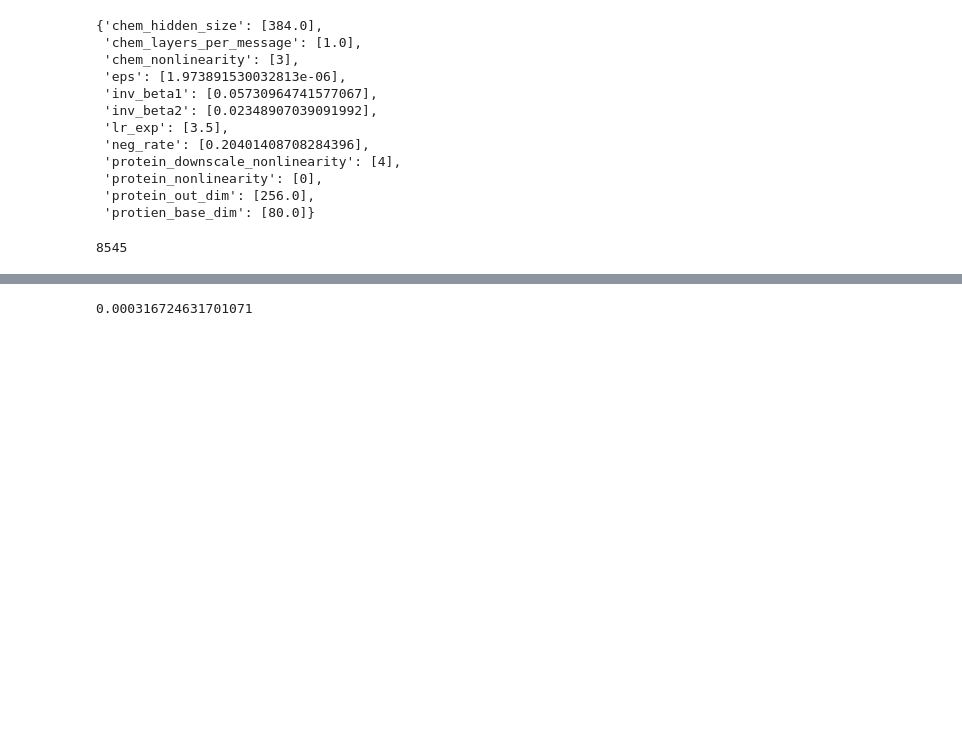
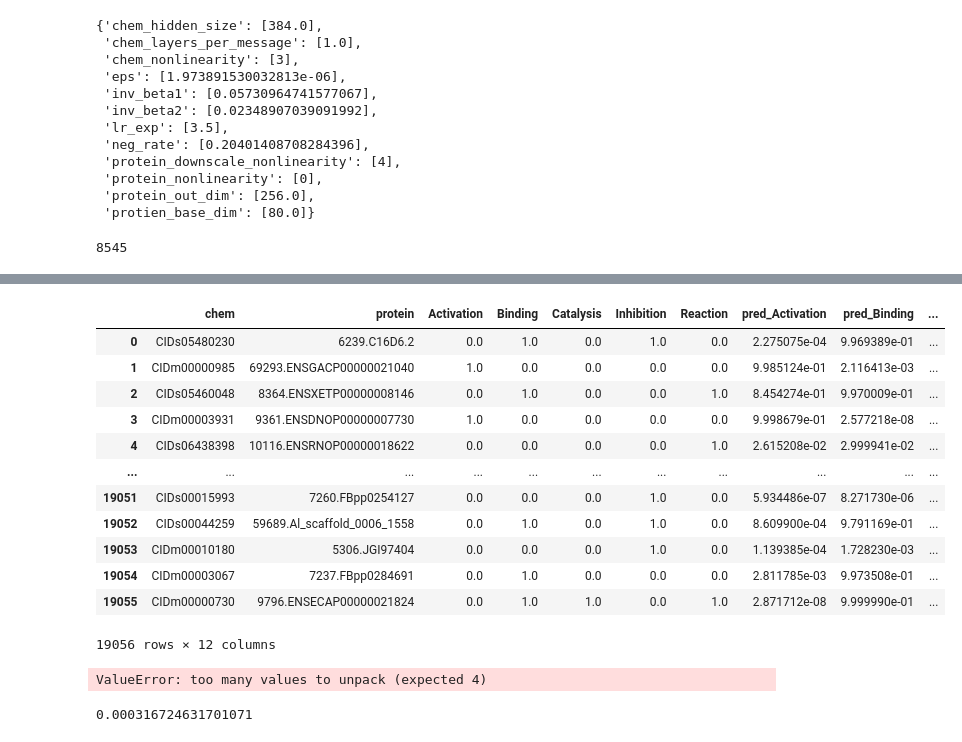
Before and after one commit to BryceEakin/COVID, a Jupyter notebook: Model Prototyping.ipynb, the cells around one changed output, grey strips where cells are left out. Saved outputs shown, nothing was run; the diff lists cells and outputs as text; code cells hidden in the pictures; blank space fills up the shorter version.

```diff
--- a/Model Prototyping.ipynb
+++ b/Model Prototyping.ipynb
@@ -908,3 +1120,23 @@ with gzip.open('./training_state/hyperopt_8e8686b1f1bf__state.pkl.gz', 'rb') as
+# %%
+stats[-1]
+# %% [output]
+|  | chem | protein | Activation | Binding | Catalysis | Inhibition | Reaction | pred_Activation | pred_Binding | ... |
+| 0 | CIDs05480230 | 6239.C16D6.2 | 0.0 | 1.0 | 0.0 | 1.0 | 0.0 | 2.275075e-04 | 9.969389e-01 | ... |
+| 1 | CIDm00000985 | 69293.ENSGACP00000021040 | 1.0 | 0.0 | 0.0 | 0.0 | 0.0 | 9.985124e-01 | 2.116413e-03 | ... |
+| 2 | CIDs05460048 | 8364.ENSXETP00000008146 | 0.0 | 1.0 | 0.0 | 0.0 | 1.0 | 8.454274e-01 | 9.970009e-01 | ... |
+| 3 | CIDm00003931 | 9361.ENSDNOP00000007730 | 1.0 | 0.0 | 0.0 | 0.0 | 0.0 | 9.998679e-01 | 2.577218e-08 | ... |
+| 4 | CIDs06438398 | 10116.ENSRNOP00000018622 | 0.0 | 0.0 | 0.0 | 0.0 | 1.0 | 2.615208e-02 | 2.999941e-02 | ... |
+| ... | ... | ... | ... | ... | ... | ... | ... | ... | ... | ... |
+| 19051 | CIDs00015993 | 7260.FBpp0254127 | 0.0 | 0.0 | 0.0 | 1.0 | 0.0 | 5.934486e-07 | 8.271730e-06 | ... |
+| 19052 | CIDs00044259 | 59689.Al_scaffold_0006_1558 | 0.0 | 1.0 | 0.0 | 1.0 | 0.0 | 8.609900e-04 | 9.791169e-01 | ... |
+| 19053 | CIDm00010180 | 5306.JGI97404 | 0.0 | 0.0 | 0.0 | 1.0 | 0.0 | 1.139385e-04 | 1.728230e-03 | ... |
+| 19054 | CIDm00003067 | 7237.FBpp0284691 | 0.0 | 1.0 | 0.0 | 0.0 | 0.0 | 2.811785e-03 | 9.973508e-01 | ... |
+| 19055 | CIDm00000730 | 9796.ENSECAP00000021824 | 0.0 | 1.0 | 1.0 | 0.0 | 1.0 | 2.871712e-08 | 9.999990e-01 | ... |
+19056 rows × 12 columns
+# %%
+get_performance_stats([stats])
+# %% [output]
+ValueError: too many values to unpack (expected 4)
 # %%
 state['optim']['param_groups'][0]['lr']
 # %% [output]
```
Also changed, not shown: parts of 40 cells of this notebook, 5 other files.
